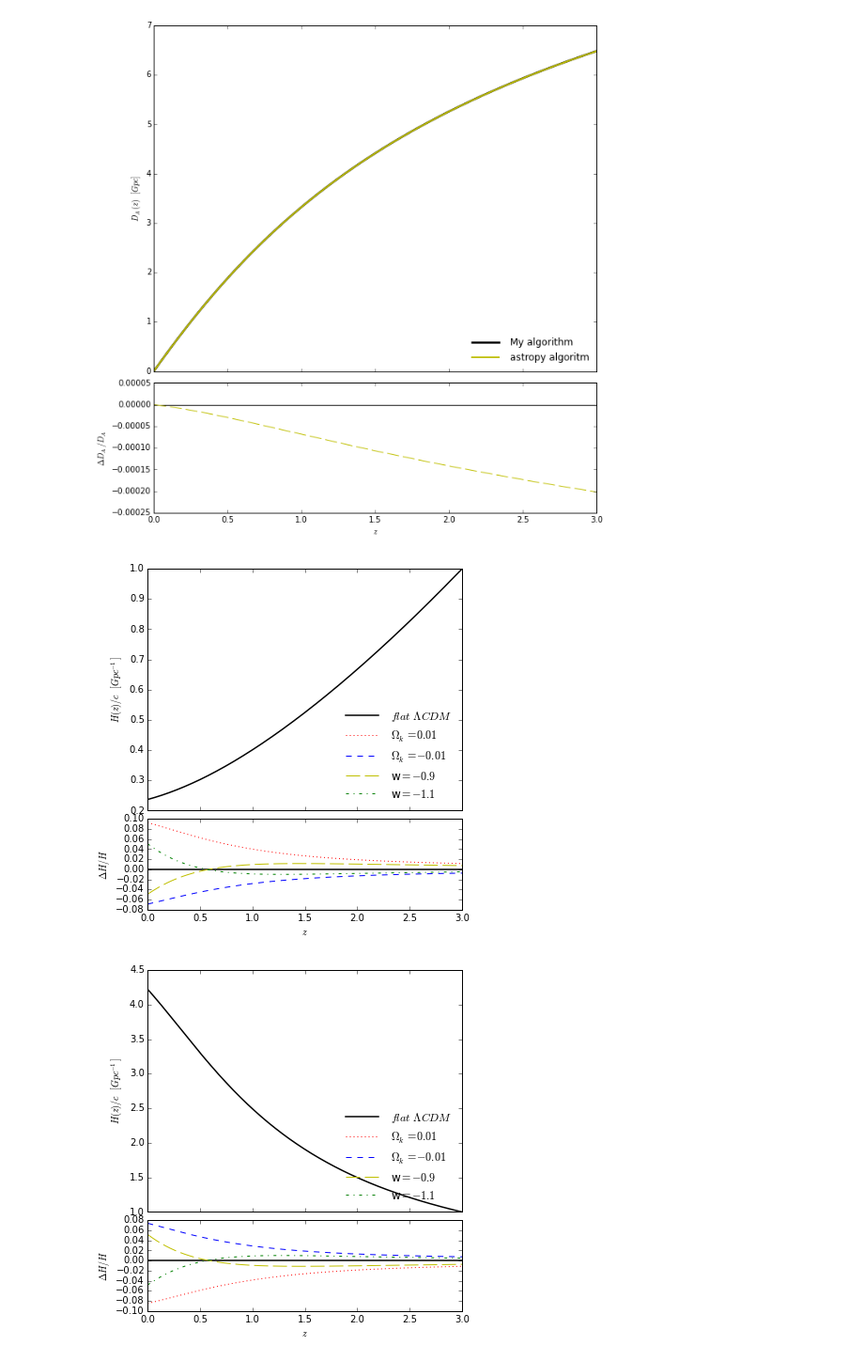
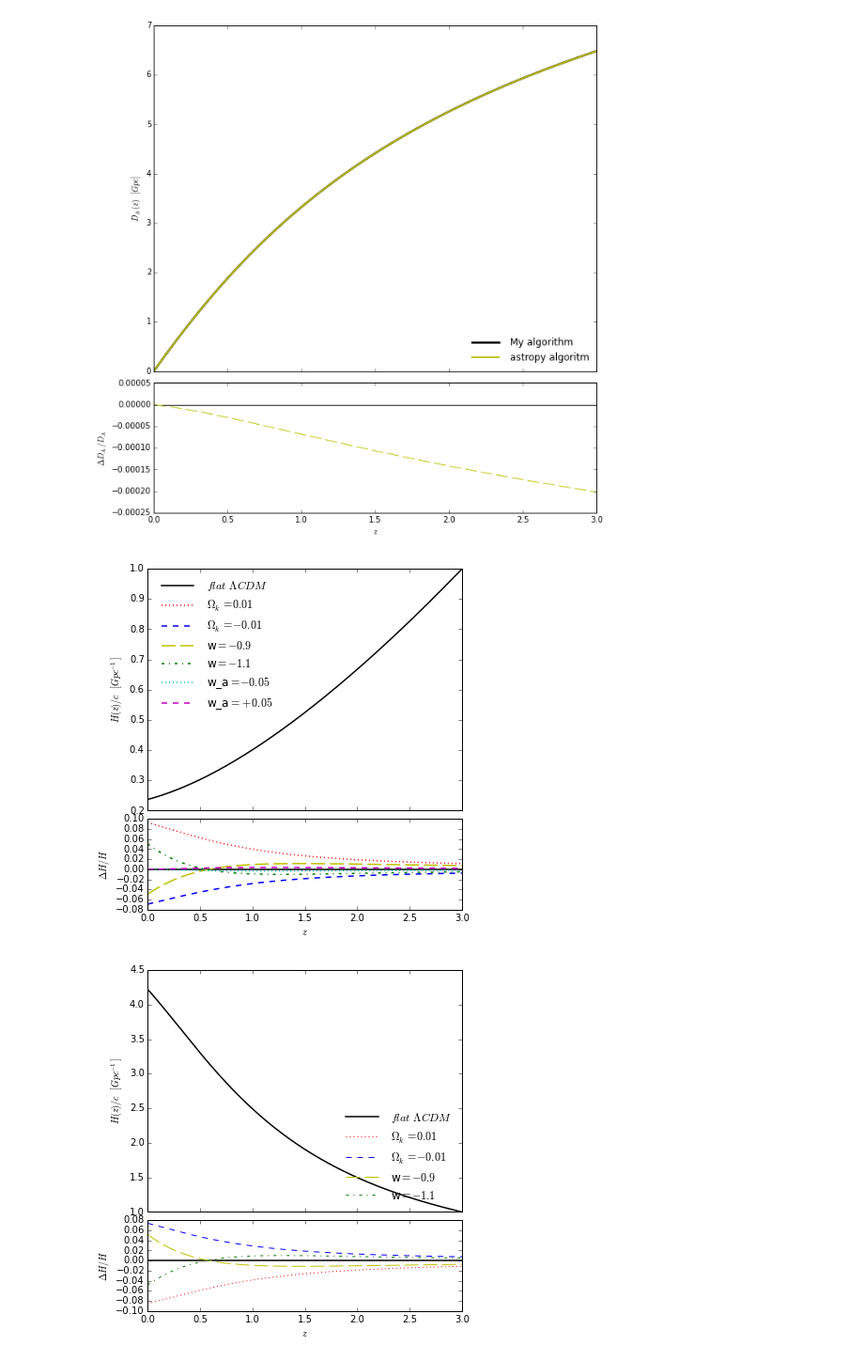
Before and after one commit to kgage/deltaplots, a Jupyter notebook: ModelPlots.ipynb, the cells around one changed output. Shown at 94% size. Drawn from its saved outputs; the diff is of its cells as text; code cells hidden in the pictures.

```diff
--- a/ModelPlots.ipynb
+++ b/ModelPlots.ipynb
@@ -42,5 +57,5 @@ WARNING: pylab import has clobbered these variables: ['test']
 # %%
-def Hubblez(z,h,Om,Op,w,Or=0,Ok=0):
+def Hubblez(z,h,Om,Op,w0,wa=0,Or=0,Ok=0):
     """
     Gives the hubble parameter at z in units of km/s/Mpc.
 
@@ -49,7 +64,8 @@ def Hubblez(z,h,Om,Op,w,Or=0,Ok=0):
         h (float): Value of dimensionless Hubble parameter
         Om (float): Value of the current matter density
         Op (float): Value of the current dark energy density
-        w (float): Value of the dark energy equation of state parameter
+        w0 (float): Value of the constant dark energy equation of state parameter term
+        wa (float): Value of the dark energy equation of state parameter term that scales as (1-a)
         Or (float): Value of the current radiation density
         Ok (float): Value of the current curvature
 
@@ -63,7 +79,8 @@ def Hubblez(z,h,Om,Op,w,Or=0,Ok=0):
         raise ValueError("Unphysical redshift value given.")
     radicand = (Om * (z + 1) ** 3
                 + Or * (z + 1) ** 4
-                + Op * (z + 1) ** (3 * (1 + w))
+                + (Op * (z + 1) ** (3 * (1 + w0 + wa))
+                   * np.exp(-3 * wa * z / (z + 1)))
                 + Ok * (z + 1) ** 2)
     Hz = 100 * h * np.power(radicand, 0.5) * u.km / u.s / u.Mpc
     return Hz
@@ -94,7 +113,8 @@ def Dcomoving(z,H):
     Dc = const.c * scipy.integrate.cumtrapz(np.power(H,-1),z,initial=0) / Unit
     return Dc.to(u.Mpc)
 # %%
-def plot_comp(x, y, title1, title2, comp1=None, comp2=None, comp3=None, comp4=None, xlabel = '$z$'):
+def plot_comp(x, y, title1, title2, comp1=None, comp2=None, comp3=None, comp4=None,
+              comp5 = None, comp6 = None, xlabel = '$z$'):
     """
     Plots y and comparisons of the form Delta y / y.
 
@@ -118,27 +138,34 @@ def plot_comp(x, y, title1, title2, comp1=None, comp2=None, comp3=None, comp4=No
     ax2 = plt.subplot(gs[1], sharex = ax1)
     ax2.plot(x, np.zeros(len(x)), 'k-', linewidth = 1.5, label = '$flat$ $\Lambda CDM$')
     if comp1:
-        ax2.plot(x, (comp1[0]-y)/y, 'r:', label = comp1[1])
+        ax2.plot(x, (comp1[0]-y)/y, 'r:',  linewidth = 1.5, label = comp1[1])
     if comp2:
-        ax2.plot(x, (comp2[0]-y)/y, 'b--', label = comp2[1])
+        ax2.plot(x, (comp2[0]-y)/y, 'b--',  linewidth = 1.5, label = comp2[1])
     if comp3:
-        ax2.plot(x, (comp3[0]-y)/y, 'y--', dashes = (15,5), label = comp3[1])
+        ax2.plot(x, (comp3[0]-y)/y, 'y--',  linewidth = 1.5, dashes = (15,5), label = comp3[1])
     if comp4:
-        ax2.plot(x, (comp4[0]-y)/y, 'g-.', label = comp4[1])
+        ax2.plot(x, (comp4[0]-y)/y, 'g-.',  linewidth = 1.5, label = comp4[1])
+    if comp5:
+        ax2.plot(x, (comp5[0]-y)/y, 'c:',  linewidth = 1.5, label = comp5[1])
+    if comp6:
+        ax2.plot(x, (comp6[0]-y)/y, 'm--',  linewidth = 1.5, label = comp6[1])
     ax2.set_ylabel(title2)
     ax2.set_xlabel(xlabel)
 
     handles, labels = ax2.get_legend_handles_labels()
-    ax1.legend(handles, labels, loc = 4, frameon = False, handlelength = 3.5)
+    ax1.legend(handles, labels, loc = 0, frameon = False, handlelength = 3.5)
 
     plt.show()
 # %%
-Z = np.linspace(0,3,num=1000)
+Z = np.linspace(0,3,num=901)
 Hz1 = Hubblez(Z,0.710,0.222+0.045,0.733,-1.0)
 Hz9 = Hubblez(Z,0.675,0.246+0.050,0.704,-0.9)
 Hz11 = Hubblez(Z,0.746,0.201+0.041,0.758,-1.1)
 Hzpos = Hubblez(Z,0.776,0.186+0.038,0.766,-1.0,Ok=0.01)
 Hzneg = Hubblez(Z,0.661,0.256+0.052,0.702,-1.0,Ok=-0.01)
+Hz105 = Hubblez(Z,0.710,0.222+0.045,0.733,-1.0, wa = -0.05)
+Hz95 = Hubblez(Z,0.710,0.222+0.045,0.733,-1.0, wa = 0.05)
+
 Dc1 = Dcomoving(Z,Hz1).to('Gpc')
 Dc9 = Dcomoving(Z,Hz9).to('Gpc')
 Dc11 = Dcomoving(Z,Hz11).to('Gpc')
@@ -181,11 +208,13 @@ plt.show()
 # %%
 plot_comp(Z, Hz1.to(u.m / u.s / u.Gpc) / const.c, '$H(z)/c$  $[Gpc^{-1}]$', '$\Delta H/H$',
           comp1=(Hzpos.to(u.m / u.s / u.Gpc) / const.c, '$\Omega_k=0.01$'),
           comp2=(Hzneg.to(u.m / u.s / u.Gpc) / const.c, '$\Omega_k=-0.01$'),
           comp3=(Hz9.to(u.m / u.s / u.Gpc) / const.c, 'w$=-0.9$'),
-          comp4=(Hz11.to(u.m / u.s / u.Gpc) / const.c, 'w$=-1.1$'))
+          comp4=(Hz11.to(u.m / u.s / u.Gpc) / const.c, 'w$=-1.1$'),
+          comp5=(Hz105.to(u.m / u.s / u.Gpc) / const.c, 'w_a$=-0.05$'),
+          comp6=(Hz95.to(u.m / u.s / u.Gpc) / const.c, 'w_a$=+0.05$'))
 # %% [output]
-[figure, old version]
+[figure, new version]
 # %%
 plot_comp(Z, Hz1.to(u.m / u.s / u.Gpc) ** -1 * const.c, '$H(z)/c$  $[Gpc^{-1}]$', '$\Delta H/H$',
           comp1=(Hzpos.to(u.m / u.s / u.Gpc) ** -1 * const.c, '$\Omega_k=0.01$'),
```
Also changed, not shown: parts of 14 cells of this notebook.
